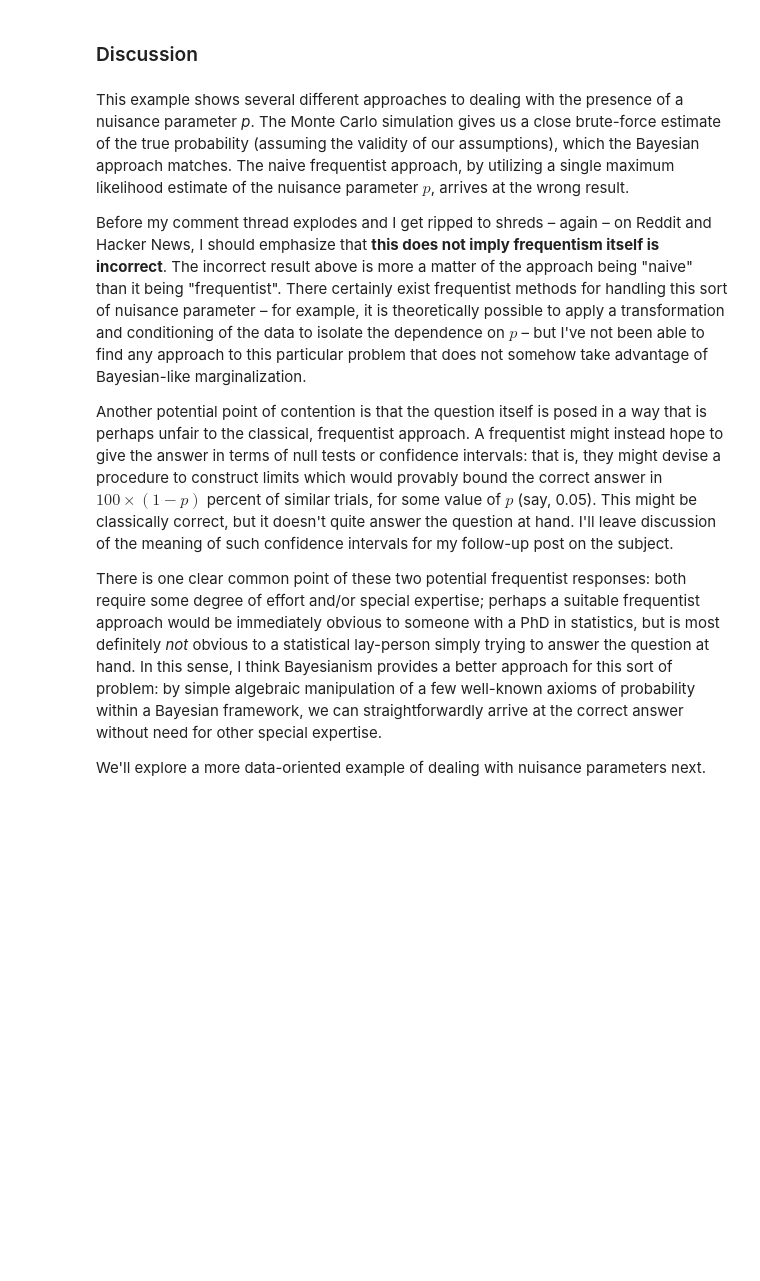
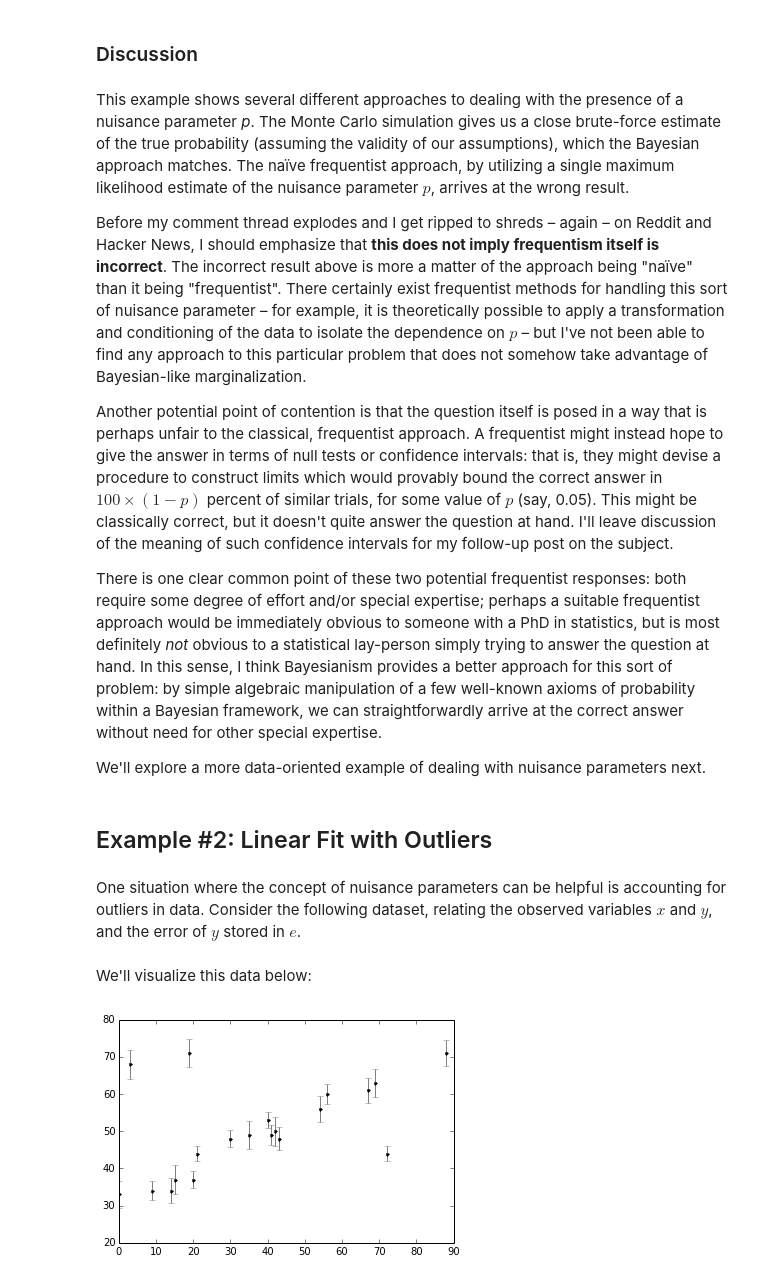
Before and after one commit to twiecki/WhileMyMCMCGentlySamples, a Jupyter notebook: content/downloads/notebooks/FreqBayes2.ipynb, the cells around one changed output. Cells and saved outputs as stored; diff of their text form; code cells hidden in the pictures; blank space fills up the shorter version.

```diff
--- a/content/downloads/notebooks/FreqBayes2.ipynb
+++ b/content/downloads/notebooks/FreqBayes2.ipynb
@@ -190,12 +194,32 @@ The Monte Carlo approach gives 10-to-1 odds on Bob, which agrees with the Bayesi
 # %% [markdown]
 ### Discussion
 # %% [markdown]
-This example shows several different approaches to dealing with the presence of a nuisance parameter *p*. The Monte Carlo simulation gives us a close brute-force estimate of the true probability (assuming the validity of our assumptions), which the Bayesian approach matches. The naive frequentist approach, by utilizing a single maximum likelihood estimate of the nuisance parameter $p$, arrives at the wrong result.
+This example shows several different approaches to dealing with the presence of a nuisance parameter *p*. The Monte Carlo simulation gives us a close brute-force estimate of the true probability (assuming the validity of our assumptions), which the Bayesian approach matches. The naïve frequentist approach, by utilizing a single maximum likelihood estimate of the nuisance parameter $p$, arrives at the wrong result.
 
-Before my comment thread explodes and I get ripped to shreds – again – on Reddit and Hacker News, I should emphasize that **this does not imply frequentism itself is incorrect**. The incorrect result above is more a matter of the approach being "naive" than it being "frequentist". There certainly exist frequentist methods for handling this sort of nuisance parameter – for example, it is theoretically possible to apply a transformation and conditioning of the data to isolate the dependence on $p$ – but I've not been able to find any approach to this particular problem that does not somehow take advantage of Bayesian-like marginalization.
+Before my comment thread explodes and I get ripped to shreds – again – on Reddit and Hacker News, I should emphasize that **this does not imply frequentism itself is incorrect**. The incorrect result above is more a matter of the approach being "naïve" than it being "frequentist". There certainly exist frequentist methods for handling this sort of nuisance parameter – for example, it is theoretically possible to apply a transformation and conditioning of the data to isolate the dependence on $p$ – but I've not been able to find any approach to this particular problem that does not somehow take advantage of Bayesian-like marginalization.
 
 Another potential point of contention is that the question itself is posed in a way that is perhaps unfair to the classical, frequentist approach. A frequentist might instead hope to give the answer in terms of null tests or confidence intervals: that is, they might devise a procedure to construct limits which would provably bound the correct answer in $100\times(1 - p)$ percent of similar trials, for some value of $p$ (say, 0.05). This might be classically correct, but it doesn't quite answer the question at hand. I'll leave discussion of the meaning of such confidence intervals for my follow-up post on the subject.
 
 There is one clear common point of these two potential frequentist responses: both require some degree of effort and/or special expertise; perhaps a suitable frequentist approach would be immediately obvious to someone with a PhD in statistics, but is most definitely *not* obvious to a statistical lay-person simply trying to answer the question at hand. In this sense, I think Bayesianism provides a better approach for this sort of problem: by simple algebraic manipulation of a few well-known axioms of probability within a Bayesian framework, we can straightforwardly arrive at the correct answer without need for other special expertise.
 
 We'll explore a more data-oriented example of dealing with nuisance parameters next.
+# %% [markdown]
+## Example #2: Linear Fit with Outliers
+# %% [markdown]
+One situation where the concept of nuisance parameters can be helpful is accounting for outliers in data. Consider the following dataset, relating the observed variables $x$ and $y$, and the error of $y$ stored in $e$.
+# %%
+x = np.array([ 0,  3,  9, 14, 15, 19, 20, 21, 30, 35,
+              40, 41, 42, 43, 54, 56, 67, 69, 72, 88])
+y = np.array([33, 68, 34, 34, 37, 71, 37, 44, 48, 49,
+              53, 49, 50, 48, 56, 60, 61, 63, 44, 71])
+e = np.array([ 3.6, 3.9, 2.6, 3.4, 3.8, 3.8, 2.2, 2.1, 2.3, 3.8,
+               2.2, 2.8, 3.9, 3.1, 3.4, 2.6, 3.4, 3.7, 2.0, 3.5])
+# %% [markdown]
+We'll visualize this data below:
+# %%
+%matplotlib inline
+import matplotlib.pyplot as plt
+
+plt.errorbar(x, y, e, fmt='.k', ecolor='gray');
+# %% [output]
+[figure, added]
```
Also changed, not shown: parts of 43 cells of this notebook.
